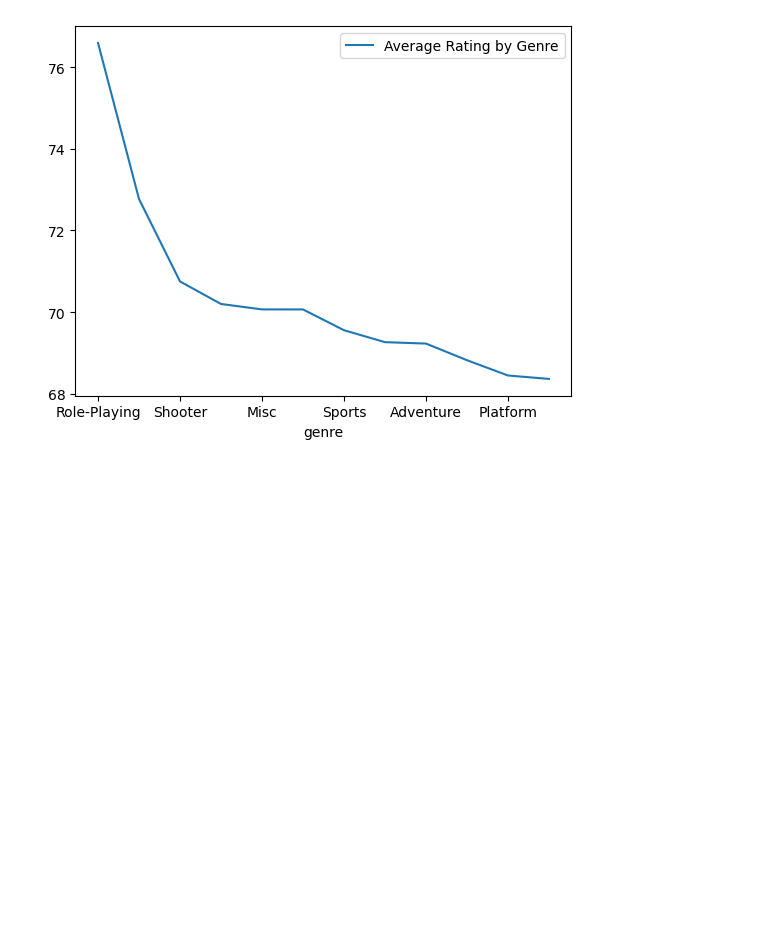
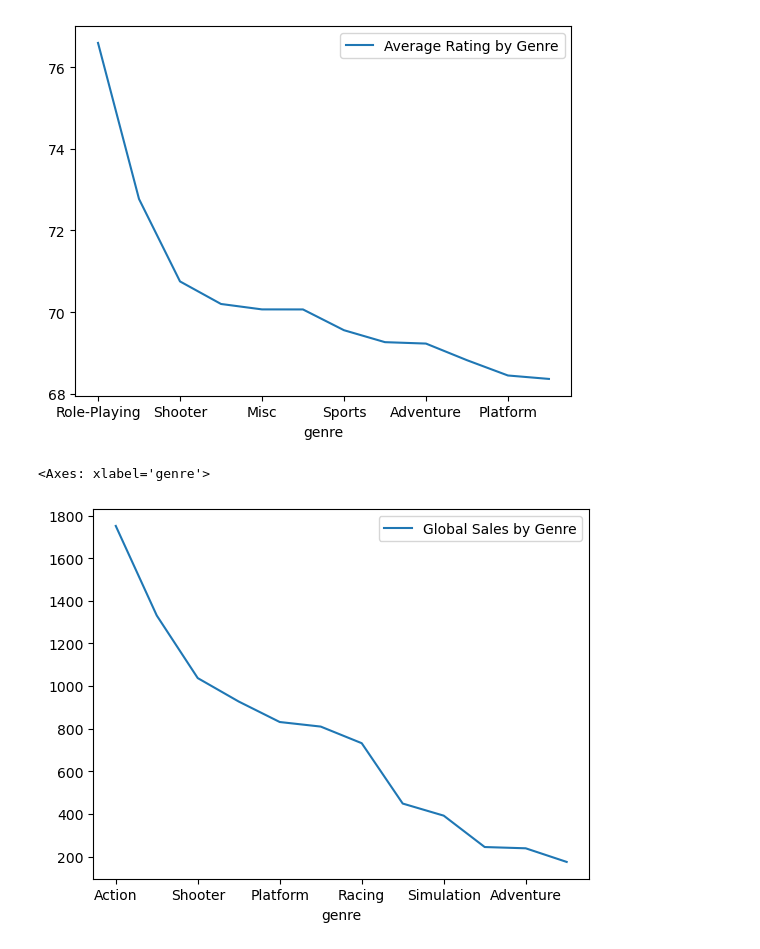
Before and after one commit to knohavec/Project-1-, a Jupyter notebook: Data Exploration Jupiter Notebooks/video_game_sales.ipynb, the cells around one changed output. Saved outputs shown, nothing was run; the diff lists cells and outputs as text; code cells hidden in the pictures; blank space fills up the shorter version.

Commit message:
Issue #65 - Visualize Sales by Genre

```diff
--- a/Data Exploration Jupiter Notebooks/video_game_sales.ipynb
+++ b/Data Exploration Jupiter Notebooks/video_game_sales.ipynb
@@ -233,6 +233,12 @@ genre_ratings_sorted.plot()
 # %% [output]
 <Axes: xlabel='genre'>
 [figure]
+# %%
+# (#65) Visualize the data by genre vs sales
+genre_sales_df_sorted.plot()
+# %% [output]
+<Axes: xlabel='genre'>
+[figure, added]
 # %%
 #visualize the data by release date vs sales and ratings
 # %%
```
